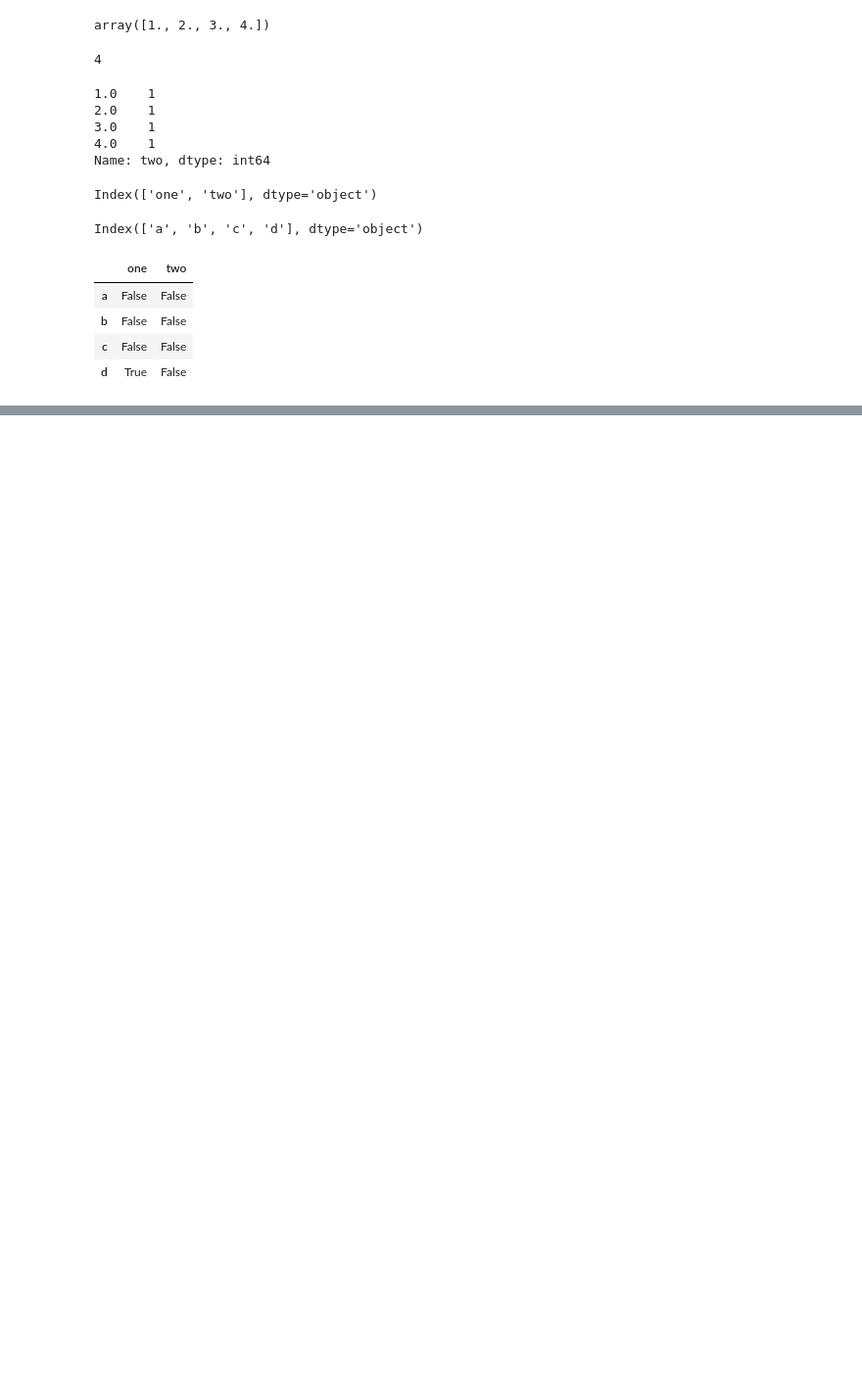
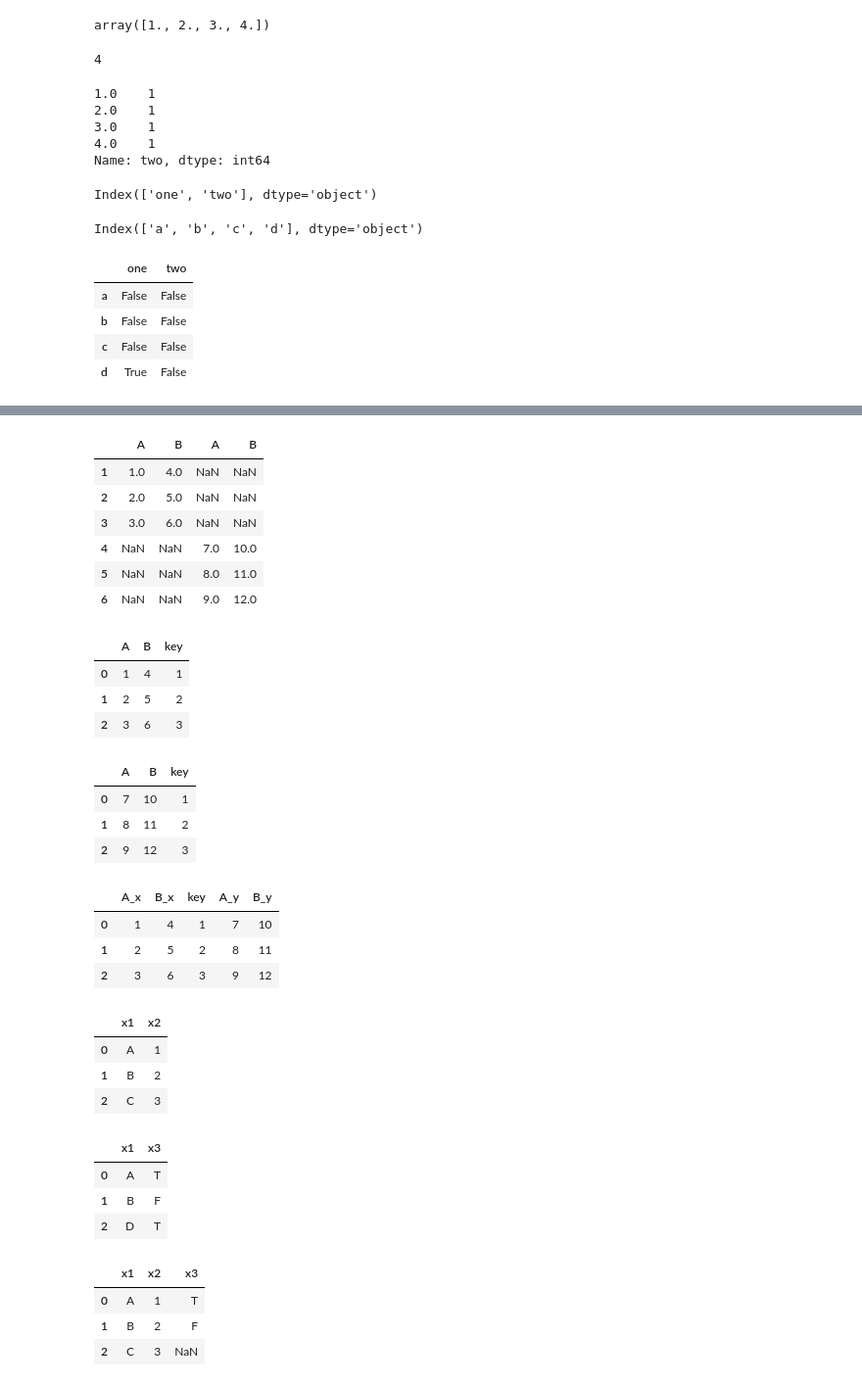
Before and after one commit to VLieberg/Python-Basics-Coding, a Jupyter notebook: notebooks/Pandas Tutorial.ipynb, the cells around one changed output, grey strips where cells are left out. Shown: that part at 98% size. Drawn from its saved outputs; the diff is of its cells as text; code cells hidden in the pictures; blank space fills up the shorter version.

```diff
--- a/notebooks/Pandas Tutorial.ipynb
+++ b/notebooks/Pandas Tutorial.ipynb
@@ -1048,0 +1142,6 @@ df_2.isnull()
+# %%
+# You can concatenate DFs in the order DFs are provided
+df_12 = pd.DataFrame({'A': [1,2,3],
+                     'B': [4,5,6]},
+                    index=[1,2,3])
+df_12
@@ -1048,0 +1153,5 @@ df_2.isnull()
+# %%
+df_13 = pd.DataFrame({'A': [7,8,9],
+                     'B': [10,11,12]},
+                    index=[4,5,6])
+df_13
@@ -1048,0 +1181,68 @@ df_2.isnull()
+# %%
+# Append columns of DataFrames
+pd.concat([df_12, df_13], axis =1)
+# %% [output]
+|  | A | B | A | B |
+| 1 | 1.0 | 4.0 | NaN | NaN |
+| 2 | 2.0 | 5.0 | NaN | NaN |
+| 3 | 3.0 | 6.0 | NaN | NaN |
+| 4 | NaN | NaN | 7.0 | 10.0 |
+| 5 | NaN | NaN | 8.0 | 11.0 |
+| 6 | NaN | NaN | 9.0 | 12.0 |
+# %%
+df_12 = pd.DataFrame({'A': [1,2,3],
+                     'B': [4,5,6],
+                     'key': [1,2,3]})
+df_12
+# %% [output]
+|  | A | B | key |
+| 0 | 1 | 4 | 1 |
+| 1 | 2 | 5 | 2 |
+| 2 | 3 | 6 | 3 |
+# %%
+df_13 = pd.DataFrame({'A': [7,8,9],
+                     'B': [10,11,12],
+                     'key': [1,2,3]})
+df_13
+# %% [output]
+|  | A | B | key |
+| 0 | 7 | 10 | 1 |
+| 1 | 8 | 11 | 2 |
+| 2 | 9 | 12 | 3 |
+# %%
+# inner merges at the intersection of keys
+# how='inner'
+# how='left' or 'right' : Use keys from left or right frame
+# how='outer' : Use union of keys
+pd.merge(df_12, df_13, how = 'inner', on = 'key')
+# %% [output]
+|  | A_x | B_x | key | A_y | B_y |
+| 0 | 1 | 4 | 1 | 7 | 10 |
+| 1 | 2 | 5 | 2 | 8 | 11 |
+| 2 | 3 | 6 | 3 | 9 | 12 |
+# %%
+adf = pd.DataFrame({'x1': ['A', 'B','C'],
+                     'x2': [1,2,3]})
+adf
+# %% [output]
+|  | x1 | x2 |
+| 0 | A | 1 |
+| 1 | B | 2 |
+| 2 | C | 3 |
+# %%
+bdf = pd.DataFrame({'x1': ['A', 'B','D'],
+                     'x3': ['T','F','T']})
+bdf
+# %% [output]
+|  | x1 | x3 |
+| 0 | A | T |
+| 1 | B | F |
+| 2 | D | T |
+# %%
+# Join matching rows from bdf to adf.
+pd.merge(adf, bdf, how='left', on='x1')
+# %% [output]
+|  | x1 | x2 | x3 |
+| 0 | A | 1 | T |
+| 1 | B | 2 | F |
+| 2 | C | 3 | NaN |
```
Also changed, not shown: parts of 31 cells of this notebook.
